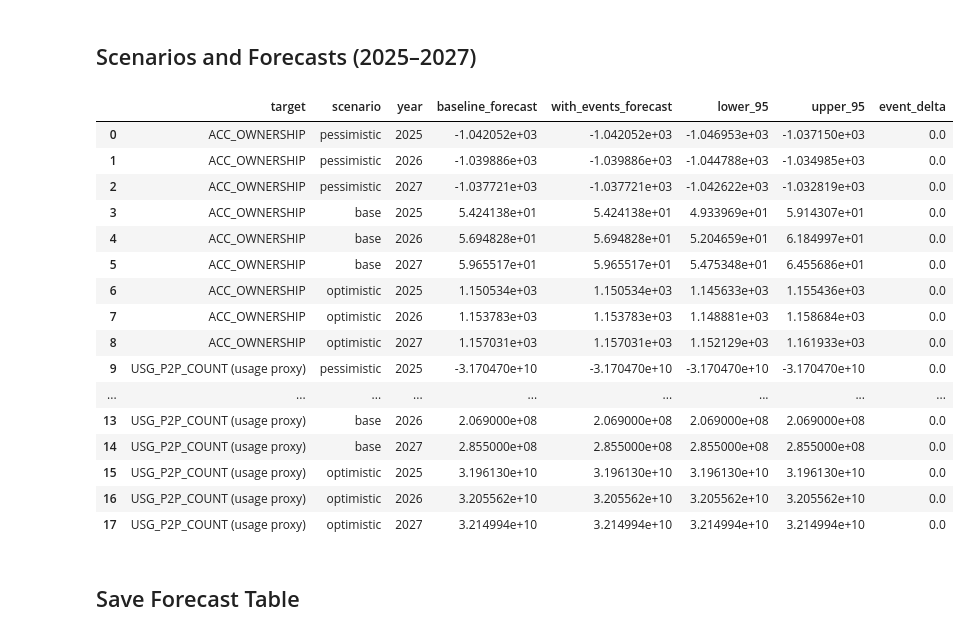
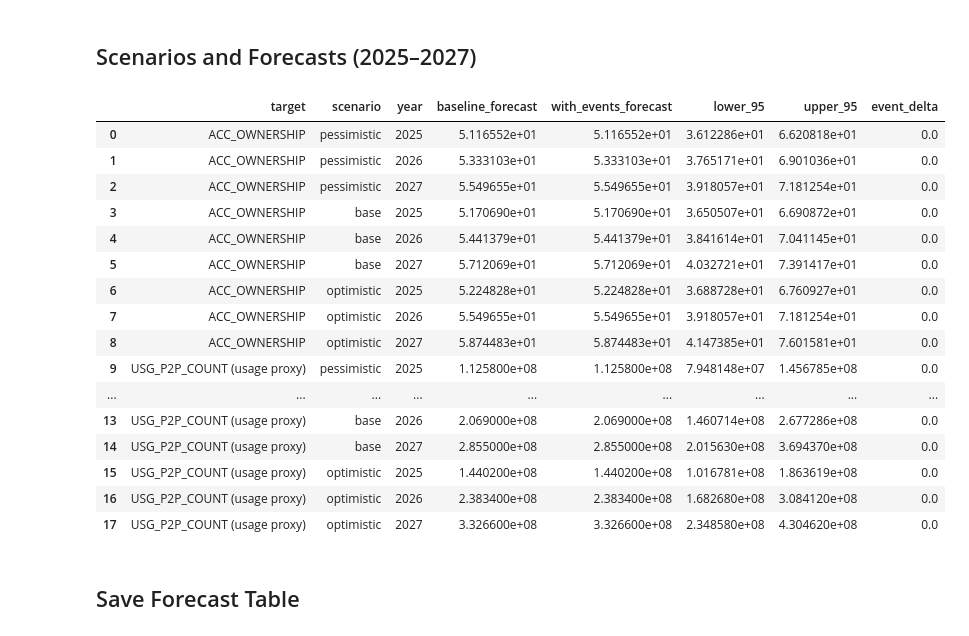
Before and after one commit to hann2004/ethiopia-fi-forecast, a Jupyter notebook: notebooks/04_forecasting_access_usage.ipynb, the cells around one changed output. Drawn from its saved outputs; the diff is of its cells as text; code cells hidden in the pictures.

```diff
--- a/notebooks/04_forecasting_access_usage.ipynb
+++ b/notebooks/04_forecasting_access_usage.ipynb
@@ -131,61 +159,80 @@ Built indicator timelines: 0
 # %%
 scenarios = {
     'pessimistic': {'trend_slope_mult':0.8, 'event_effect_mult':0.5},
     'base':        {'trend_slope_mult':1.0, 'event_effect_mult':1.0},
     'optimistic':  {'trend_slope_mult':1.2, 'event_effect_mult':1.5},
 }
 years_f = [2025, 2026, 2027]
+anchor_year = 2024
 
 def event_delta(indicator, year):
-    # Difference between end-of-year modeled effect and 2024 end-of-year level
-    if indicator not in indicator_timelines: return 0.0
+    if 'indicator_timelines' not in globals() or indicator not in indicator_timelines:
+        return 0.0
     tl = indicator_timelines[indicator]
-    base_idx = tl.index.get_indexer([pd.Timestamp('2024-12-31')], method='nearest')[0]
+    base_idx = tl.index.get_indexer([pd.Timestamp(f'{anchor_year}-12-31')], method='nearest')[0]
     y_idx = tl.index.get_indexer([pd.Timestamp(f'{year}-12-31')], method='nearest')[0]
     return float(tl.iloc[y_idx] - tl.iloc[base_idx])
 
+def anchored_forecast(train_df, model, years, slope_mult, anchor_year):
+    # Use observed value at anchor_year if present; else model prediction
+    if (train_df['year'] == anchor_year).any():
+        anchor_val = float(train_df.loc[train_df['year']==anchor_year, 'value'].mean())
+    else:
+        anchor_val = float(model['slope']*anchor_year + model['intercept'])
+    slope_adj = model['slope'] * slope_mult
+    years_arr = np.array(years, dtype=float)
+    yhat = slope_adj*(years_arr - anchor_year) + anchor_val
+    # If RMSE is tiny (few points), inflate to a %-of-level band (e.g., 15%)
+    rmse = model['rmse']
+    band = np.maximum(0.15*np.abs(yhat), rmse)
+    lo = yhat - 1.96*band
+    hi = yhat + 1.96*band
+    return yhat, lo, hi
+
 rows = []
-for target, train, model, indicator_key in [
-    ('ACC_OWNERSHIP', train_acc, acc_model, 'ACC_OWNERSHIP'),
-    (usage_label, usage_pct, usage_model, 'USG_P2P_COUNT' if 'proxy' in usage_label else usage_label)
+for target, train, model, indicator_key, is_percent in [
+    ('ACC_OWNERSHIP', train_acc, acc_model, 'ACC_OWNERSHIP', True),
+    (usage_label, usage_pct, usage_model, 'USG_P2P_COUNT' if 'proxy' in usage_label else usage_label, False)
 ]:
     for scen, pars in scenarios.items():
-        # apply trend slope multiplier but keep intercept
-        adj_model = dict(model)
-        adj_model['slope'] = model['slope'] * pars['trend_slope_mult']
-        yhat, lo, hi = predict_years(adj_model, years_f)
+        yhat, lo, hi = anchored_forecast(train, model, years_f, pars['trend_slope_mult'], anchor_year)
         for i, yr in enumerate(years_f):
             base_pred = float(yhat[i])
-            # add event delta if available
             ed = event_delta(indicator_key, yr) * pars['event_effect_mult']
             with_events = base_pred + ed
+            if is_percent:
+                base_pred = float(np.clip(base_pred, 0, 100))
+                with_events = float(np.clip(with_events, 0, 100))
+                lo[i] = max(0.0, lo[i])
+                hi[i] = min(100.0, hi[i])
             rows.append({
                 'target': target, 'scenario': scen, 'year': yr,
                 'baseline_forecast': base_pred,
                 'with_events_forecast': with_events,
                 'lower_95': float(lo[i]), 'upper_95': float(hi[i]),
-                'event_delta': ed
+                'event_delta': float(ed)
             })
+
 forecast_df = pd.DataFrame(rows)
 forecast_df
 # %% [output]
 |  | target | scenario | year | baseline_forecast | with_events_forecast | lower_95 | upper_95 | event_delta |
-| 0 | ACC_OWNERSHIP | pessimistic | 2025 | -1.042052e+03 | -1.042052e+03 | -1.046953e+03 | -1.037150e+03 | 0.0 |
-| 1 | ACC_OWNERSHIP | pessimistic | 2026 | -1.039886e+03 | -1.039886e+03 | -1.044788e+03 | -1.034985e+03 | 0.0 |
-| 2 | ACC_OWNERSHIP | pessimistic | 2027 | -1.037721e+03 | -1.037721e+03 | -1.042622e+03 | -1.032819e+03 | 0.0 |
-| 3 | ACC_OWNERSHIP | base | 2025 | 5.424138e+01 | 5.424138e+01 | 4.933969e+01 | 5.914307e+01 | 0.0 |
-| 4 | ACC_OWNERSHIP | base | 2026 | 5.694828e+01 | 5.694828e+01 | 5.204659e+01 | 6.184997e+01 | 0.0 |
-| 5 | ACC_OWNERSHIP | base | 2027 | 5.965517e+01 | 5.965517e+01 | 5.475348e+01 | 6.455686e+01 | 0.0 |
-| 6 | ACC_OWNERSHIP | optimistic | 2025 | 1.150534e+03 | 1.150534e+03 | 1.145633e+03 | 1.155436e+03 | 0.0 |
-| 7 | ACC_OWNERSHIP | optimistic | 2026 | 1.153783e+03 | 1.153783e+03 | 1.148881e+03 | 1.158684e+03 | 0.0 |
-| 8 | ACC_OWNERSHIP | optimistic | 2027 | 1.157031e+03 | 1.157031e+03 | 1.152129e+03 | 1.161933e+03 | 0.0 |
-| 9 | USG_P2P_COUNT (usage proxy) | pessimistic | 2025 | -3.170470e+10 | -3.170470e+10 | -3.170470e+10 | -3.170470e+10 | 0.0 |
+| 0 | ACC_OWNERSHIP | pessimistic | 2025 | 5.116552e+01 | 5.116552e+01 | 3.612286e+01 | 6.620818e+01 | 0.0 |
+| 1 | ACC_OWNERSHIP | pessimistic | 2026 | 5.333103e+01 | 5.333103e+01 | 3.765171e+01 | 6.901036e+01 | 0.0 |
+| 2 | ACC_OWNERSHIP | pessimistic | 2027 | 5.549655e+01 | 5.549655e+01 | 3.918057e+01 | 7.181254e+01 | 0.0 |
+| 3 | ACC_OWNERSHIP | base | 2025 | 5.170690e+01 | 5.170690e+01 | 3.650507e+01 | 6.690872e+01 | 0.0 |
+| 4 | ACC_OWNERSHIP | base | 2026 | 5.441379e+01 | 5.441379e+01 | 3.841614e+01 | 7.041145e+01 | 0.0 |
+| 5 | ACC_OWNERSHIP | base | 2027 | 5.712069e+01 | 5.712069e+01 | 4.032721e+01 | 7.391417e+01 | 0.0 |
+| 6 | ACC_OWNERSHIP | optimistic | 2025 | 5.224828e+01 | 5.224828e+01 | 3.688728e+01 | 6.760927e+01 | 0.0 |
+| 7 | ACC_OWNERSHIP | optimistic | 2026 | 5.549655e+01 | 5.549655e+01 | 3.918057e+01 | 7.181254e+01 | 0.0 |
+| 8 | ACC_OWNERSHIP | optimistic | 2027 | 5.874483e+01 | 5.874483e+01 | 4.147385e+01 | 7.601581e+01 | 0.0 |
+| 9 | USG_P2P_COUNT (usage proxy) | pessimistic | 2025 | 1.125800e+08 | 1.125800e+08 | 7.948148e+07 | 1.456785e+08 | 0.0 |
 | ... | ... | ... | ... | ... | ... | ... | ... | ... |
-| 13 | USG_P2P_COUNT (usage proxy) | base | 2026 | 2.069000e+08 | 2.069000e+08 | 2.069000e+08 | 2.069000e+08 | 0.0 |
-| 14 | USG_P2P_COUNT (usage proxy) | base | 2027 | 2.855000e+08 | 2.855000e+08 | 2.855000e+08 | 2.855000e+08 | 0.0 |
-| 15 | USG_P2P_COUNT (usage proxy) | optimistic | 2025 | 3.196130e+10 | 3.196130e+10 | 3.196130e+10 | 3.196130e+10 | 0.0 |
-| 16 | USG_P2P_COUNT (usage proxy) | optimistic | 2026 | 3.205562e+10 | 3.205562e+10 | 3.205562e+10 | 3.205562e+10 | 0.0 |
-| 17 | USG_P2P_COUNT (usage proxy) | optimistic | 2027 | 3.214994e+10 | 3.214994e+10 | 3.214994e+10 | 3.214994e+10 | 0.0 |
+| 13 | USG_P2P_COUNT (usage proxy) | base | 2026 | 2.069000e+08 | 2.069000e+08 | 1.460714e+08 | 2.677286e+08 | 0.0 |
+| 14 | USG_P2P_COUNT (usage proxy) | base | 2027 | 2.855000e+08 | 2.855000e+08 | 2.015630e+08 | 3.694370e+08 | 0.0 |
+| 15 | USG_P2P_COUNT (usage proxy) | optimistic | 2025 | 1.440200e+08 | 1.440200e+08 | 1.016781e+08 | 1.863619e+08 | 0.0 |
+| 16 | USG_P2P_COUNT (usage proxy) | optimistic | 2026 | 2.383400e+08 | 2.383400e+08 | 1.682680e+08 | 3.084120e+08 | 0.0 |
+| 17 | USG_P2P_COUNT (usage proxy) | optimistic | 2027 | 3.326600e+08 | 3.326600e+08 | 2.348580e+08 | 4.304620e+08 | 0.0 |
 # %% [markdown]
 ## Save Forecast Table
 # %%
```
Also changed, not shown: parts of 3 cells of this notebook, 5 other files.
